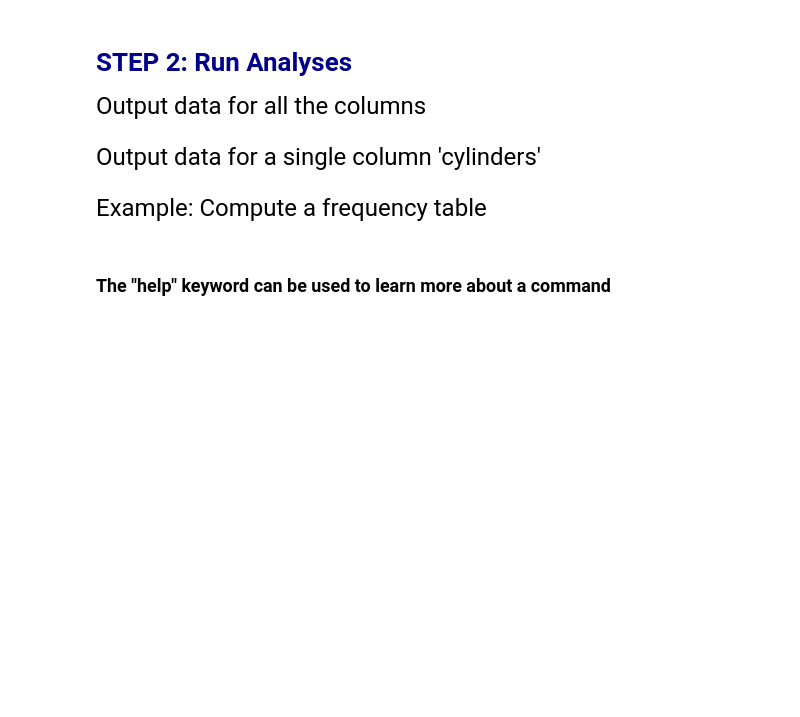
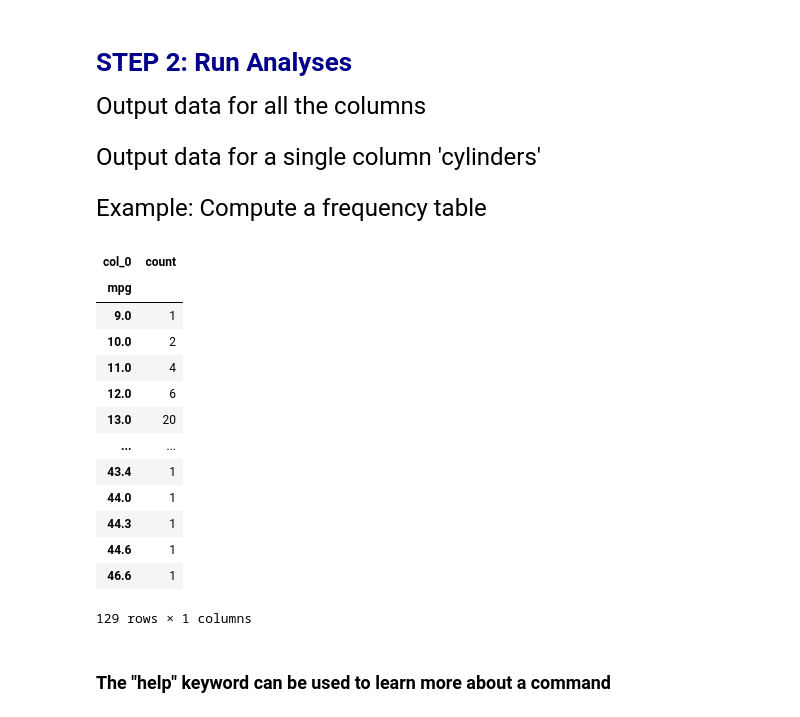
Before and after one commit to Cindyzzz1027/datasci151fall2026, a Jupyter notebook: lecture_02/Lecture02 copy.ipynb, the cells around one changed output. Cells and saved outputs as stored; diff of their text form; code cells hidden in the pictures; blank space fills up the shorter version.

```diff
--- a/lecture_02/Lecture02 copy.ipynb
+++ b/lecture_02/Lecture02 copy.ipynb
@@ -191,10 +191,25 @@ Example: Compute a frequency table
 # %%
 # crosstab counts how many rows fall into categories
 # "index" is the category
 # "columns" is a custom title
 
-table = pd.crosstab(index = carfeatures['cylinders'],columns = "count")
+table = pd.crosstab(index = carfeatures['mpg'],columns = "count")
 display(table)
+# %% [output]
+| col_0 | count |
+| mpg |  |
+| 9.0 | 1 |
+| 10.0 | 2 |
+| 11.0 | 4 |
+| 12.0 | 6 |
+| 13.0 | 20 |
+| ... | ... |
+| 43.4 | 1 |
+| 44.0 | 1 |
+| 44.3 | 1 |
+| 44.6 | 1 |
+| 46.6 | 1 |
+129 rows × 1 columns
 # %% [markdown]
 ### The "help" keyword can be used to learn more about a command
 # %%
```
Also changed, not shown: parts of 2 cells of this notebook.
